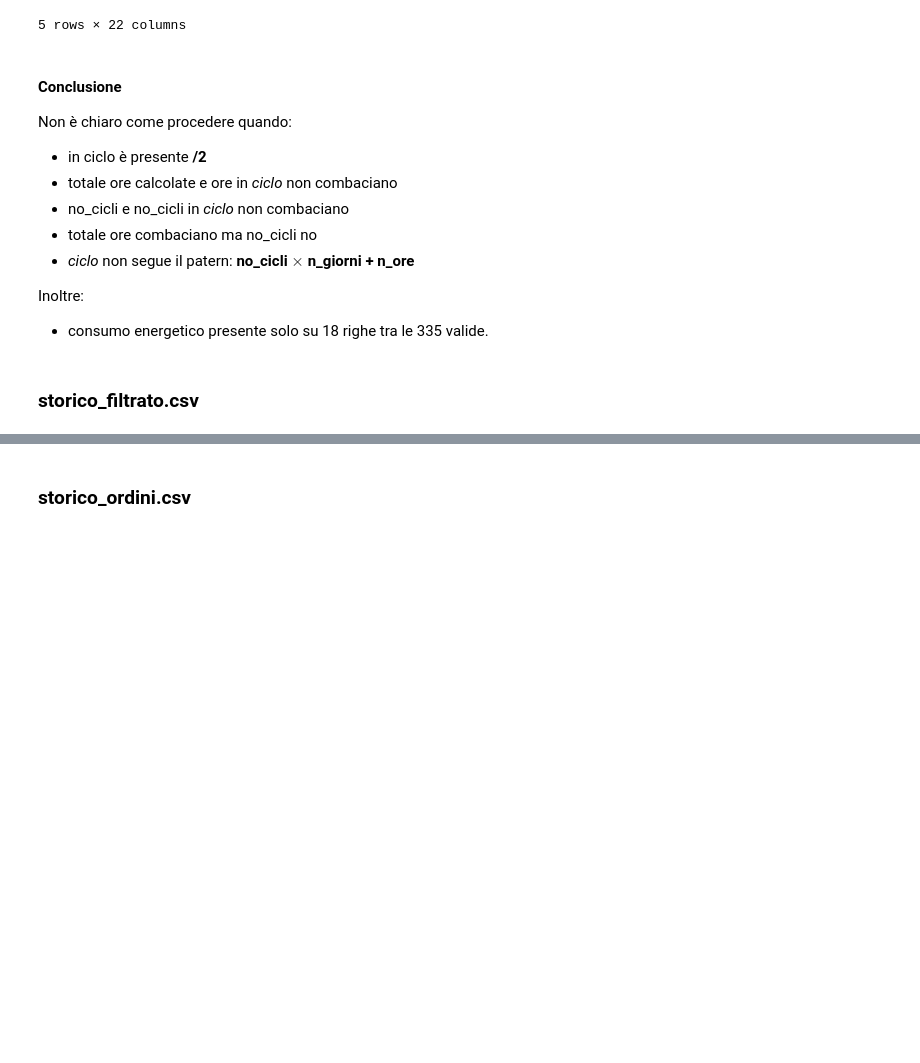
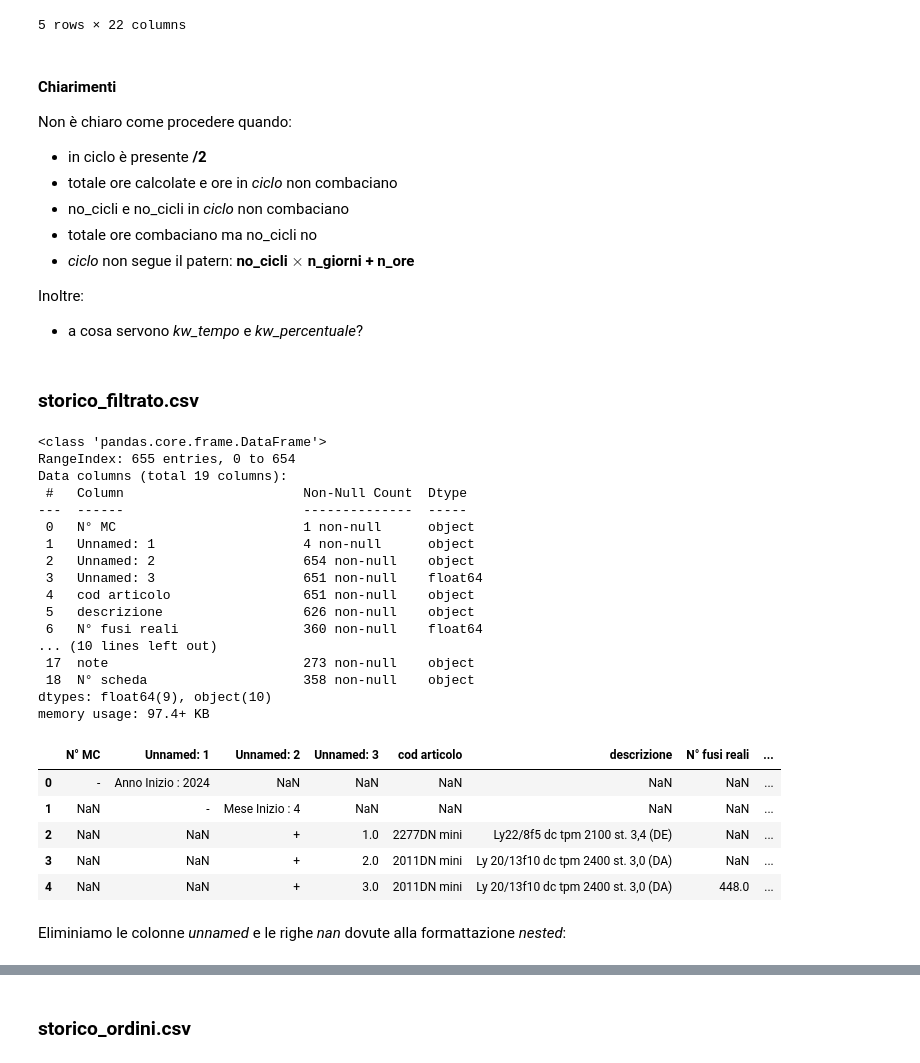
Before and after one commit to Dr3dre/LeMur, a Jupyter notebook: data_relations.ipynb, the cells around one changed output, grey strips where cells are left out. Drawn from its saved outputs; the diff is of its cells as text; code cells hidden in the pictures; blank space fills up the shorter version.

```diff
--- a/data_relations.ipynb
+++ b/data_relations.ipynb
@@ -233,7 +231,7 @@ Abbiamo dati del consumo energito per 18 righe su 335 totali.
 | 121 | 2270S+ZN | KL22/11f5 S+Z tpm 1900 st. 2,8 (CI) | Mobilon 22 KL | 11f5 miracosmo PA 6 | 1810.0 | 21000.0 | 0.34 | 0.57 | ... |
 5 rows × 22 columns
 # %% [markdown]
-#### Conclusione
+#### Chiarimenti
 
 Non è chiaro come procedere quando:
 - in ciclo è presente **/2**
@@ -243,8 +241,39 @@ Non è chiaro come procedere quando:
 - *ciclo* non segue il patern: **no_cicli $\times$ n_giorni + n_ore**
 
 Inoltre:
-- consumo energetico presente solo su 18 righe tra le 335 valide.
+- a cosa servono *kw_tempo* e *kw_percentuale*?
 # %%
 valid.to_csv('data/valid/lista_articoli.csv', index=False)
 # %% [markdown]
 ### storico_filtrato.csv
+# %%
+filtrato = pd.read_csv('data/input/storico_filtrato.csv', decimal=',')
+
+filtrato.info()
+filtrato.head()
+# %% [output]
+<class 'pandas.core.frame.DataFrame'>
+RangeIndex: 655 entries, 0 to 654
+Data columns (total 19 columns):
+ #   Column                       Non-Null Count  Dtype
+---  ------                       --------------  -----
+ 0   N° MC                        1 non-null      object
+ 1   Unnamed: 1                   4 non-null      object
+ 2   Unnamed: 2                   654 non-null    object
+ 3   Unnamed: 3                   651 non-null    float64
+ 4   cod articolo                 651 non-null    object
+ 5   descrizione                  626 non-null    object
+ 6   N° fusi reali                360 non-null    float64
+... (10 lines left out)
+ 17  note                         273 non-null    object
+ 18  N° scheda                    358 non-null    object
+dtypes: float64(9), object(10)
+memory usage: 97.4+ KB
+|  | N° MC | Unnamed: 1 | Unnamed: 2 | Unnamed: 3 | cod articolo | descrizione | N° fusi reali | ... |
+| 0 | - | Anno Inizio : 2024 | NaN | NaN | NaN | NaN | NaN | ... |
+| 1 | NaN | - | Mese Inizio : 4 | NaN | NaN | NaN | NaN | ... |
+| 2 | NaN | NaN | + | 1.0 | 2277DN mini | Ly22/8f5 dc tpm 2100 st. 3,4 (DE) | NaN | ... |
+| 3 | NaN | NaN | + | 2.0 | 2011DN mini | Ly 20/13f10 dc tpm 2400 st. 3,0 (DA) | NaN | ... |
+| 4 | NaN | NaN | + | 3.0 | 2011DN mini | Ly 20/13f10 dc tpm 2400 st. 3,0 (DA) | 448.0 | ... |
+# %% [markdown]
+Eliminiamo le colonne *unnamed* e le righe *nan* dovute alla formattazione *nested*:
```
Also changed, not shown: parts of 34 cells of this notebook, 10 other files.
